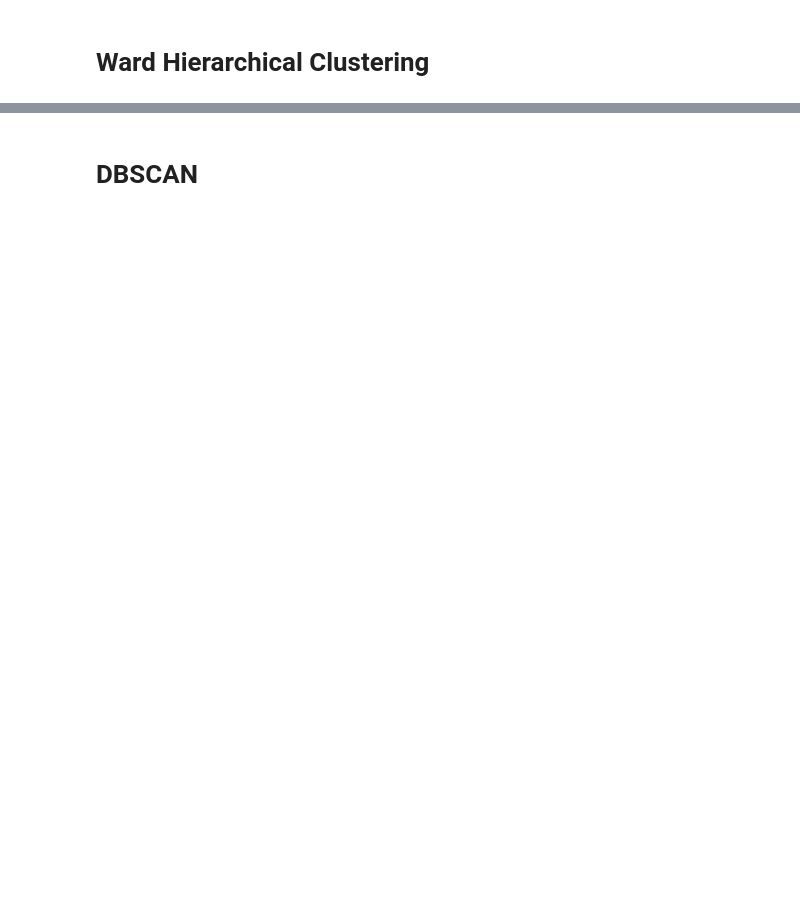
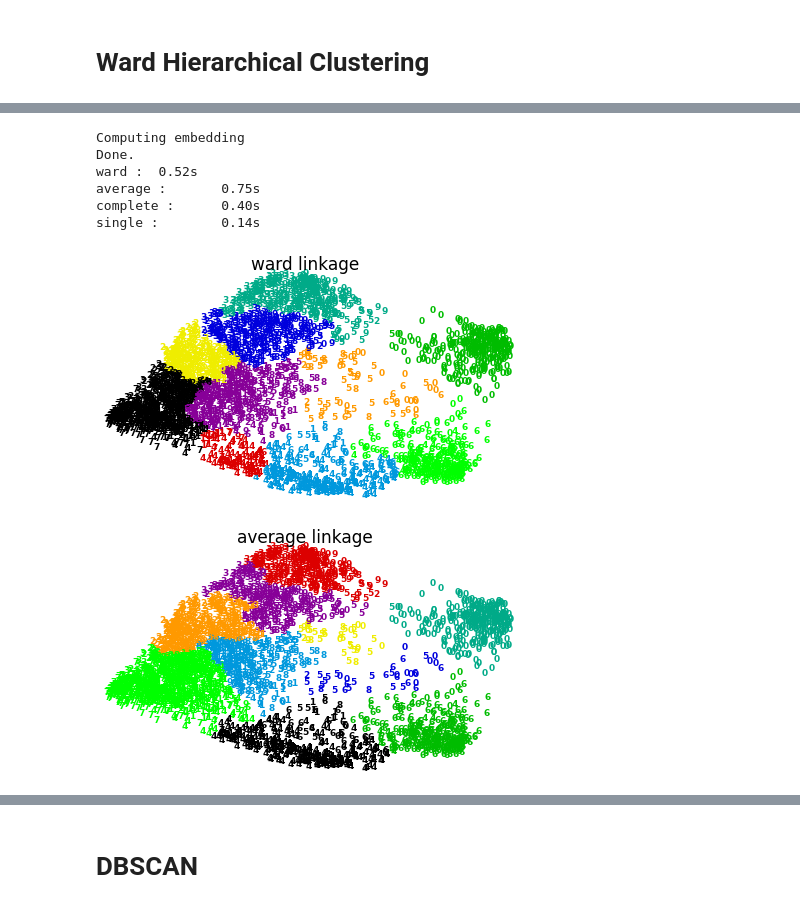
Before and after one commit to dianrezky/Intoduction-To-Machine-Learning-Kaggle, a Jupyter notebook: Week 6/Tugas Week 6_Data Clustering.ipynb, the cells around one changed output, grey strips where cells are left out. Drawn from its saved outputs; the diff is of its cells as text; code cells hidden in the pictures; blank space fills up the shorter version.

```diff
--- a/Week 6/Tugas Week 6_Data Clustering.ipynb
+++ b/Week 6/Tugas Week 6_Data Clustering.ipynb
@@ -24,0 +315,3 @@ print(f"# digits: {n_digits}; # samples: {n_samples}; # features {n_features}")
+# %%
+data2 = dt.fetch_20newsgroups
+data2
@@ -34,0 +893,77 @@ print(f"# digits: {n_digits}; # samples: {n_samples}; # features {n_features}")
+# %%
+data_hierar = dt.load_digits
+
+X, y = data_hierar(return_X_y=True)
+
+n_samples, n_features = X.shape
+
+np.random.seed(0)
+
+
+def nudge_images(X, y):
+    # Having a larger dataset shows more clearly the behavior of the
+    # methods, but we multiply the size of the dataset only by 2, as the
+    # cost of the hierarchical clustering methods are strongly
+    # super-linear in n_samples
+    shift = lambda x: scipy.ndimage.shift(
+        x.reshape((8, 8)), 0.3 * np.random.normal(size=2), mode="constant"
+    ).ravel()
+    X = np.concatenate([X, np.apply_along_axis(shift, 1, X)])
+    Y = np.concatenate([y, y], axis=0)
+    return X, Y
+
+
+X, y = nudge_images(X, y)
+
+
+# ----------------------------------------------------------------------
+# Visualize the clustering
+def plot_clustering(X_red, labels, title=None):
+    x_min, x_max = np.min(X_red, axis=0), np.max(X_red, axis=0)
+    X_red = (X_red - x_min) / (x_max - x_min)
+
+    plt.figure(figsize=(6, 4))
+    for i in range(X_red.shape[0]):
+        plt.text(
+            X_red[i, 0],
+            X_red[i, 1],
+            str(y[i]),
+            color=plt.cm.nipy_spectral(labels[i] / 10.0),
+            fontdict={"weight": "bold", "size": 9},
+        )
+
+    plt.xticks([])
+    plt.yticks([])
+    if title is not None:
+        plt.title(title, size=17)
+    plt.axis("off")
+    plt.tight_layout(rect=[0, 0.03, 1, 0.95])
+
+
+# ----------------------------------------------------------------------
+# 2D embedding of the digits dataset
+print("Computing embedding")
+X_red = manifold.SpectralEmbedding(n_components=2).fit_transform(X)
+print("Done.")
+
+from sklearn.cluster import AgglomerativeClustering
+
+for linkage in ("ward", "average", "complete", "single"):
+    clustering = AgglomerativeClustering(linkage=linkage, n_clusters=10)
+    t0 = time()
+    clustering.fit(X_red)
+    print("%s :\t%.2fs" % (linkage, time() - t0))
+
+    plot_clustering(X_red, clustering.labels_, "%s linkage" % linkage)
+
+
+plt.show()
+# %% [output]
+Computing embedding
+Done.
+ward :  0.52s
+average :       0.75s
+complete :      0.40s
+single :        0.14s
+[figure, added]
+[figure, added]
```
Also changed, not shown: parts of 26 cells of this notebook.
